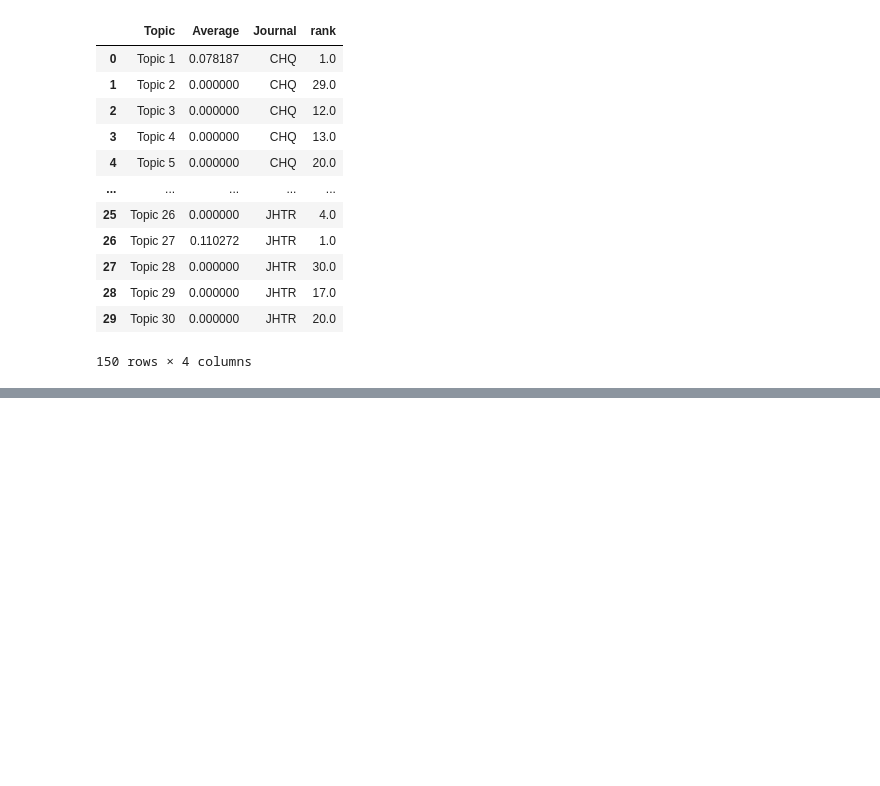
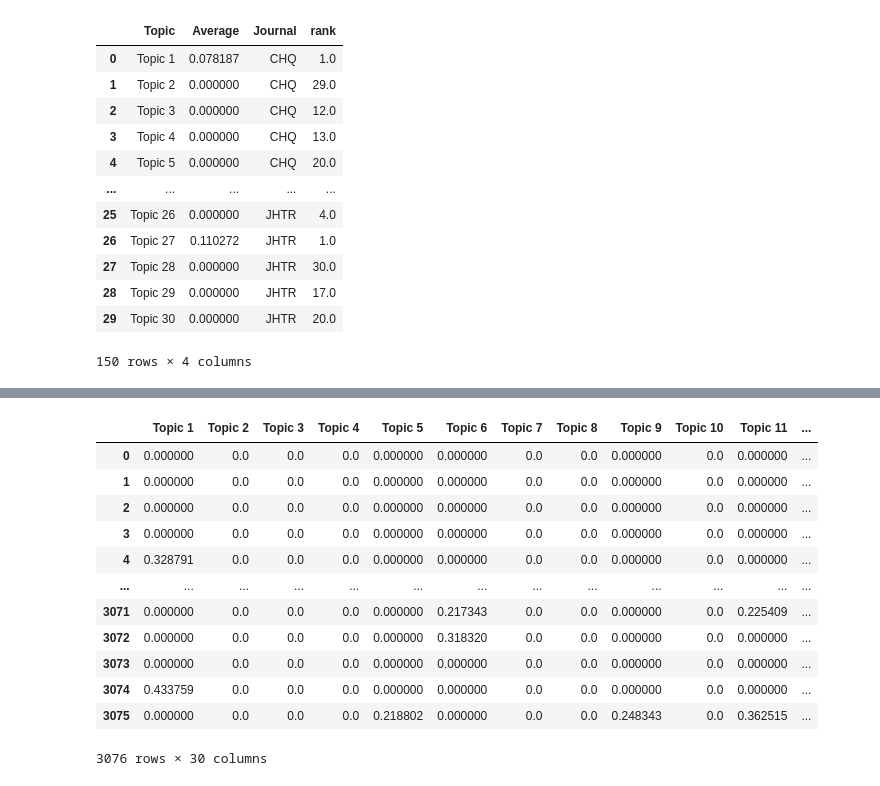
Before and after one commit to kurtsenol/machine-learning, a Jupyter notebook: TopicModeling/Methodology/Model_30_no_freq.ipynb, the cells around one changed output, grey strips where cells are left out. Saved outputs shown, nothing was run; the diff lists cells and outputs as text; code cells hidden in the pictures; blank space fills up the shorter version.

```diff
--- a/TopicModeling/Methodology/Model_30_no_freq.ipynb
+++ b/TopicModeling/Methodology/Model_30_no_freq.ipynb
@@ -1118,0 +1321,2 @@ df_highest
+# %%
+df_e.drop(["Year", "Journal"], axis=1, inplace=True)
@@ -1118,0 +1510,17 @@ df_highest
+# %%
+df_f = df_e.applymap(lambda x : x if x>=0.2 else 0)
+df_f
+# %% [output]
+|  | Topic 1 | Topic 2 | Topic 3 | Topic 4 | Topic 5 | Topic 6 | Topic 7 | Topic 8 | Topic 9 | Topic 10 | Topic 11 | ... |
+| 0 | 0.000000 | 0.0 | 0.0 | 0.0 | 0.000000 | 0.000000 | 0.0 | 0.0 | 0.000000 | 0.0 | 0.000000 | ... |
+| 1 | 0.000000 | 0.0 | 0.0 | 0.0 | 0.000000 | 0.000000 | 0.0 | 0.0 | 0.000000 | 0.0 | 0.000000 | ... |
+| 2 | 0.000000 | 0.0 | 0.0 | 0.0 | 0.000000 | 0.000000 | 0.0 | 0.0 | 0.000000 | 0.0 | 0.000000 | ... |
+| 3 | 0.000000 | 0.0 | 0.0 | 0.0 | 0.000000 | 0.000000 | 0.0 | 0.0 | 0.000000 | 0.0 | 0.000000 | ... |
+| 4 | 0.328791 | 0.0 | 0.0 | 0.0 | 0.000000 | 0.000000 | 0.0 | 0.0 | 0.000000 | 0.0 | 0.000000 | ... |
+| ... | ... | ... | ... | ... | ... | ... | ... | ... | ... | ... | ... | ... |
+| 3071 | 0.000000 | 0.0 | 0.0 | 0.0 | 0.000000 | 0.217343 | 0.0 | 0.0 | 0.000000 | 0.0 | 0.225409 | ... |
+| 3072 | 0.000000 | 0.0 | 0.0 | 0.0 | 0.000000 | 0.318320 | 0.0 | 0.0 | 0.000000 | 0.0 | 0.000000 | ... |
+| 3073 | 0.000000 | 0.0 | 0.0 | 0.0 | 0.000000 | 0.000000 | 0.0 | 0.0 | 0.000000 | 0.0 | 0.000000 | ... |
+| 3074 | 0.433759 | 0.0 | 0.0 | 0.0 | 0.000000 | 0.000000 | 0.0 | 0.0 | 0.000000 | 0.0 | 0.000000 | ... |
+| 3075 | 0.000000 | 0.0 | 0.0 | 0.0 | 0.218802 | 0.000000 | 0.0 | 0.0 | 0.248343 | 0.0 | 0.362515 | ... |
+3076 rows × 30 columns
```
Also changed, not shown: parts of 73 cells of this notebook.
